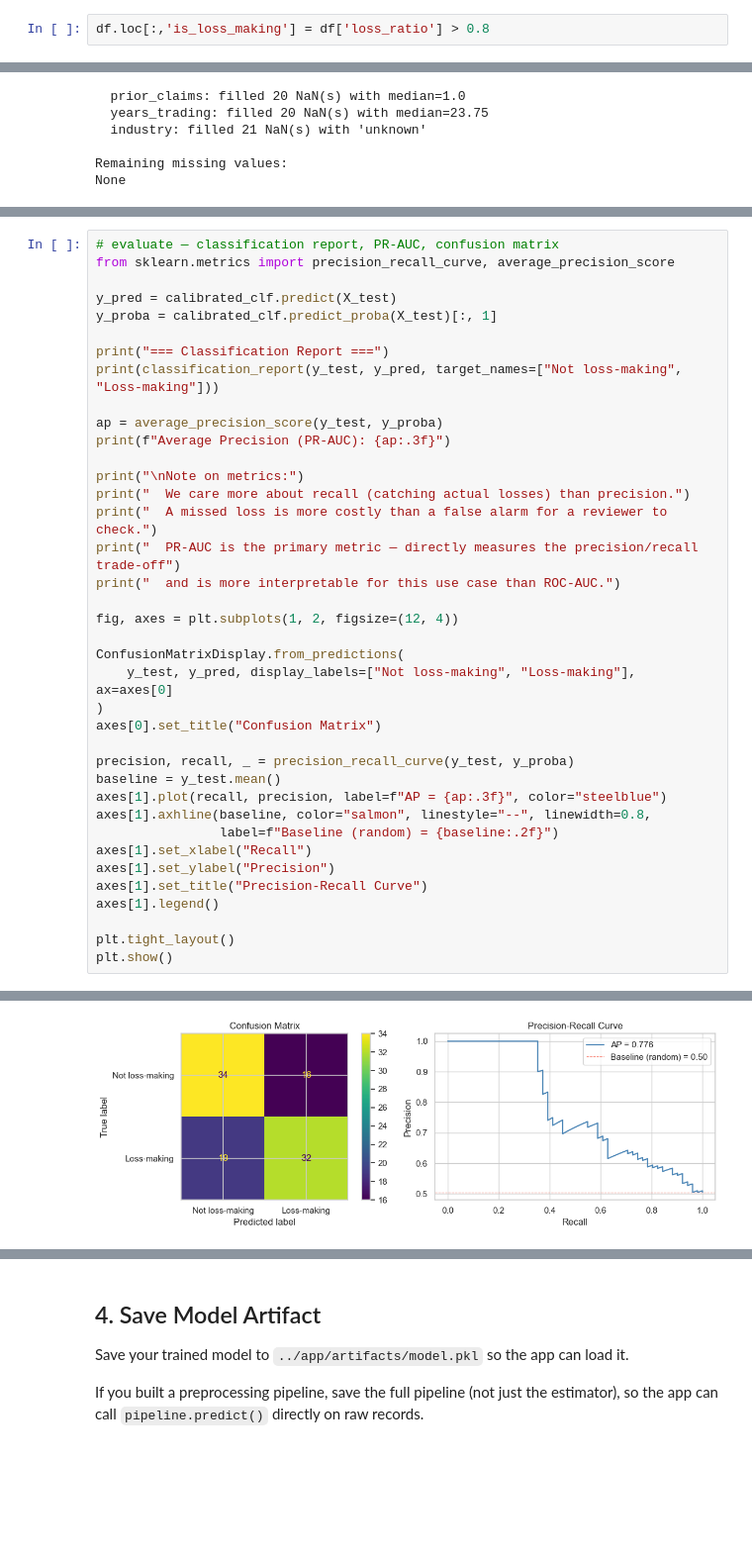
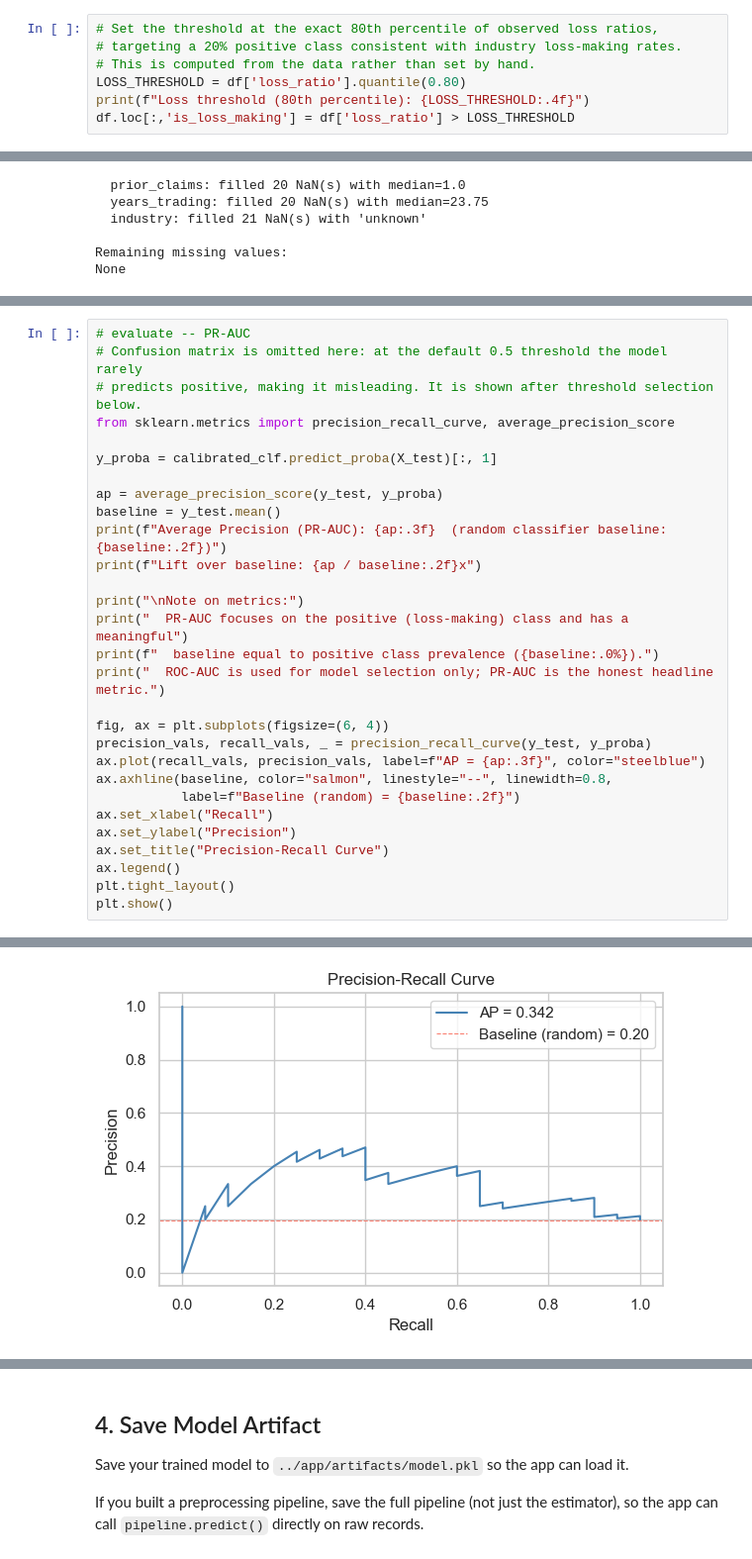
Before and after one commit to djt20djt20/torch, a Jupyter notebook: notebooks/modelling.ipynb, the cells around one changed output, grey strips where cells are left out. Shown at 99% size. Drawn from its saved outputs; the diff is of its cells as text; blank space fills up the shorter version.

```diff
--- a/notebooks/modelling.ipynb
+++ b/notebooks/modelling.ipynb
@@ -163,2 +171,7 @@ I'm going to recast the target to be when the loss ratio is greater than 0.8. He
 # %%
-df.loc[:,'is_loss_making'] = df['loss_ratio'] > 0.8
+# Set the threshold at the exact 80th percentile of observed loss ratios,
+# targeting a 20% positive class consistent with industry loss-making rates.
+# This is computed from the data rather than set by hand.
+LOSS_THRESHOLD = df['loss_ratio'].quantile(0.80)
+print(f"Loss threshold (80th percentile): {LOSS_THRESHOLD:.4f}")
+df.loc[:,'is_loss_making'] = df['loss_ratio'] > LOSS_THRESHOLD
@@ -646,39 +721,30 @@ Probability range:  [0.284, 0.752]
 # %%
-# evaluate — classification report, PR-AUC, confusion matrix
+# evaluate -- PR-AUC
+# Confusion matrix is omitted here: at the default 0.5 threshold the model rarely
+# predicts positive, making it misleading. It is shown after threshold selection below.
 from sklearn.metrics import precision_recall_curve, average_precision_score
 
-y_pred = calibrated_clf.predict(X_test)
 y_proba = calibrated_clf.predict_proba(X_test)[:, 1]
 
-print("=== Classification Report ===")
-print(classification_report(y_test, y_pred, target_names=["Not loss-making", "Loss-making"]))
-
 ap = average_precision_score(y_test, y_proba)
-print(f"Average Precision (PR-AUC): {ap:.3f}")
+baseline = y_test.mean()
+print(f"Average Precision (PR-AUC): {ap:.3f}  (random classifier baseline: {baseline:.2f})")
+print(f"Lift over baseline: {ap / baseline:.2f}x")
 
 print("\nNote on metrics:")
-print("  We care more about recall (catching actual losses) than precision.")
-print("  A missed loss is more costly than a false alarm for a reviewer to check.")
-print("  PR-AUC is the primary metric — directly measures the precision/recall trade-off")
-print("  and is more interpretable for this use case than ROC-AUC.")
+print("  PR-AUC focuses on the positive (loss-making) class and has a meaningful")
+print(f"  baseline equal to positive class prevalence ({baseline:.0%}).")
+print("  ROC-AUC is used for model selection only; PR-AUC is the honest headline metric.")
 
-fig, axes = plt.subplots(1, 2, figsize=(12, 4))
-
-ConfusionMatrixDisplay.from_predictions(
-    y_test, y_pred, display_labels=["Not loss-making", "Loss-making"], ax=axes[0]
-)
-axes[0].set_title("Confusion Matrix")
-
-precision, recall, _ = precision_recall_curve(y_test, y_proba)
-baseline = y_test.mean()
-axes[1].plot(recall, precision, label=f"AP = {ap:.3f}", color="steelblue")
-axes[1].axhline(baseline, color="salmon", linestyle="--", linewidth=0.8,
-                label=f"Baseline (random) = {baseline:.2f}")
-axes[1].set_xlabel("Recall")
-axes[1].set_ylabel("Precision")
-axes[1].set_title("Precision-Recall Curve")
-axes[1].legend()
-
+fig, ax = plt.subplots(figsize=(6, 4))
+precision_vals, recall_vals, _ = precision_recall_curve(y_test, y_proba)
+ax.plot(recall_vals, precision_vals, label=f"AP = {ap:.3f}", color="steelblue")
+ax.axhline(baseline, color="salmon", linestyle="--", linewidth=0.8,
+           label=f"Baseline (random) = {baseline:.2f}")
+ax.set_xlabel("Recall")
+ax.set_ylabel("Precision")
+ax.set_title("Precision-Recall Curve")
+ax.legend()
 plt.tight_layout()
 plt.show()
 # %% [output]
@@ -702 +758 @@ Note on metrics:
-[figure, old version]
+[figure, new version]
```
Also changed, not shown: parts of 37 cells of this notebook, 15 other files.
